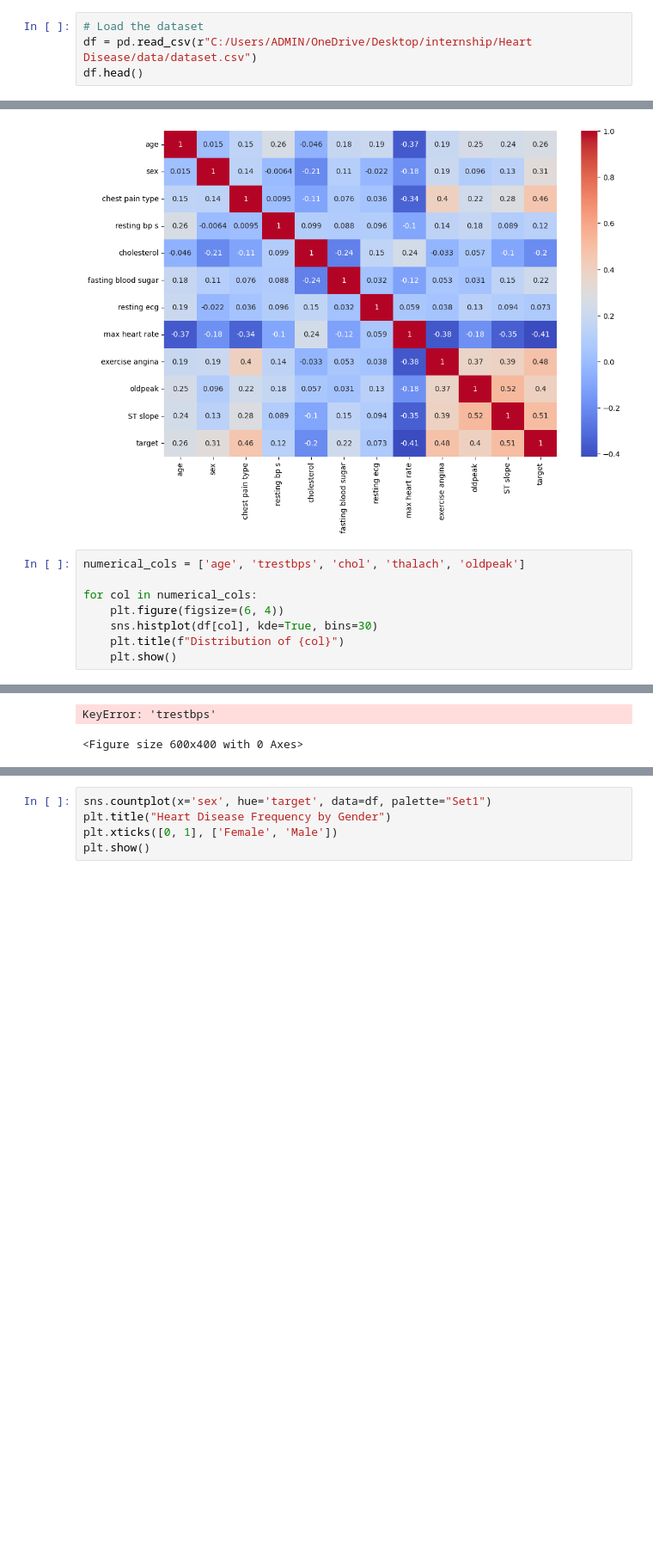
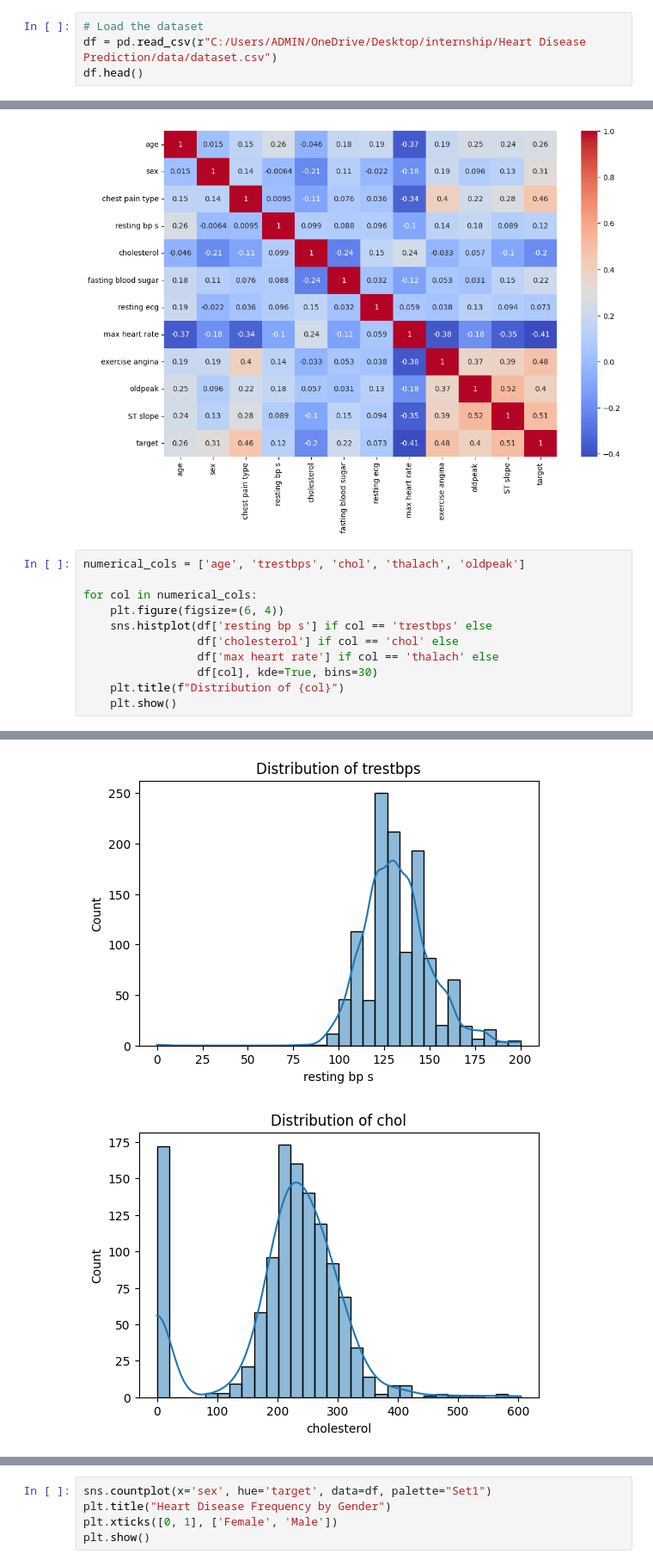
Before and after one commit to malavikaPrasad11/Heart-Disease-Prediction, a Jupyter notebook: notebooks/explore.ipynb, the cells around one changed output, grey strips where cells are left out. Shown at 86% size. Drawn from its saved outputs; the diff is of its cells as text; blank space fills up the shorter version.

```diff
--- a/notebooks/explore.ipynb
+++ b/notebooks/explore.ipynb
@@ -4,7 +4,7 @@ import matplotlib.pyplot as plt
 import seaborn as sns
 # %%
 # Load the dataset
-df = pd.read_csv(r"C:/Users/ADMIN/OneDrive/Desktop/internship/Heart Disease/data/dataset.csv")
+df = pd.read_csv(r"C:/Users/ADMIN/OneDrive/Desktop/internship/Heart Disease Prediction/data/dataset.csv")
 df.head()
 # %% [output]
 |  | age | sex | chest pain type | resting bp s | cholesterol | fasting blood sugar | resting ecg | ... |
@@ -76,12 +76,15 @@ sns.heatmap(df.corr(), annot=True, cmap='coolwarm')
 # %%
 numerical_cols = ['age', 'trestbps', 'chol', 'thalach', 'oldpeak']
 
 for col in numerical_cols:
     plt.figure(figsize=(6, 4))
-    sns.histplot(df[col], kde=True, bins=30)
+    sns.histplot(df['resting bp s'] if col == 'trestbps' else
+                 df['cholesterol'] if col == 'chol' else
+                 df['max heart rate'] if col == 'thalach' else
+                 df[col], kde=True, bins=30)
     plt.title(f"Distribution of {col}")
     plt.show()
 # %% [output]
 [figure]
-KeyError: 'trestbps'
-<Figure size 600x400 with 0 Axes>
+[figure, added]
+[figure, added]
```
Also changed, not shown: parts of 1 cell of this notebook, 4 other files.
